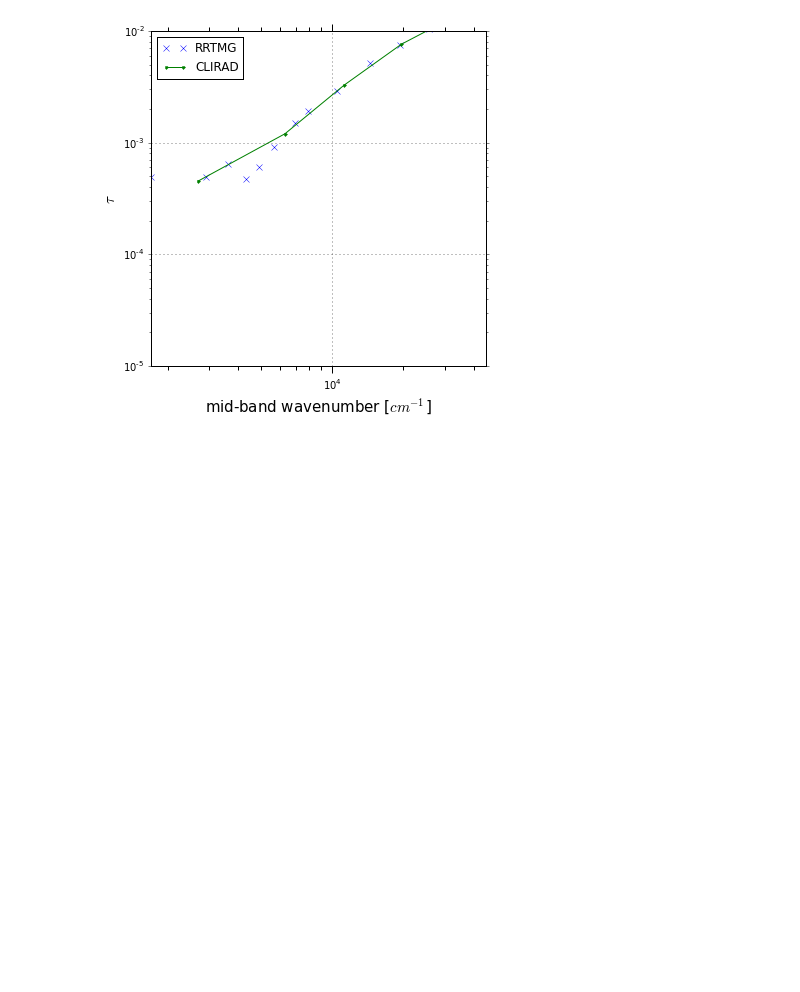
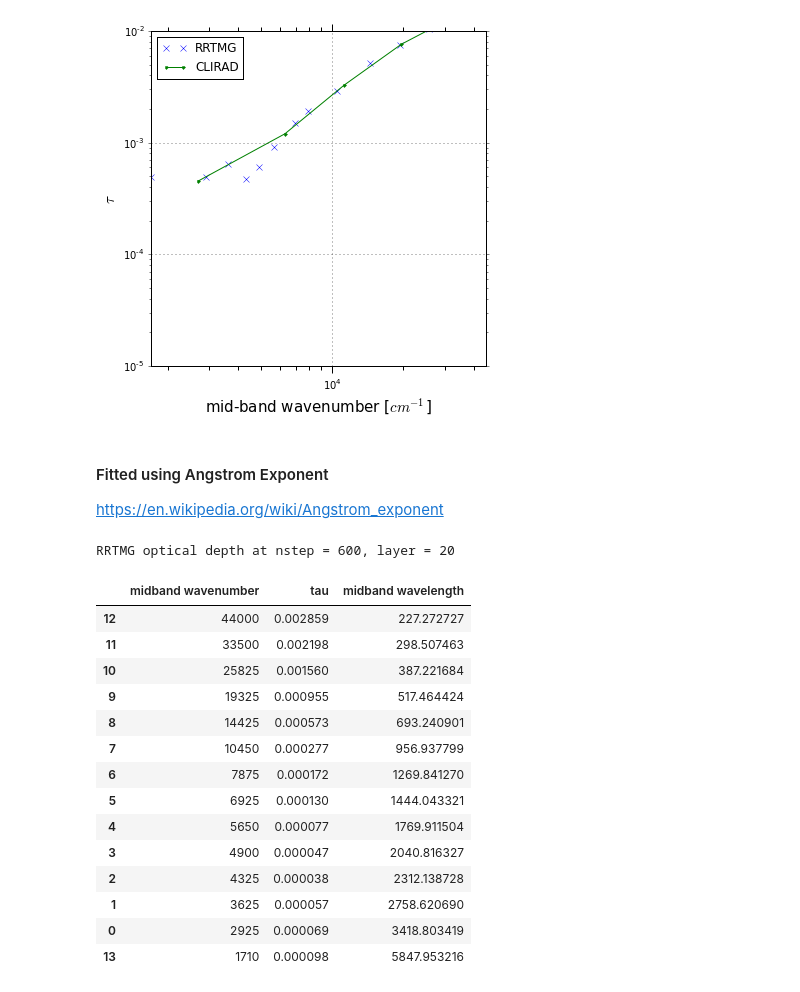
Before and after one commit to qAp/SCAM_radiation_notebooks, a Jupyter notebook: aerosol_optics.ipynb, the cells around one changed output. Saved outputs shown, nothing was run; the diff lists cells and outputs as text; code cells hidden in the pictures; blank space fills up the shorter version.

```diff
--- a/aerosol_optics.ipynb
+++ b/aerosol_optics.ipynb
@@ -216,3 +212,7 @@ weejet.interact(plt_extinction_sample_and_fit_f2py,\
                 nstep = (0, 1225, 1), layer = (0, 30, 1))
 # %% [output]
 [figure]
+# %% [markdown]
+#### Fitted using Angstrom Exponent
+
+https://en.wikipedia.org/wiki/Angstrom_exponent
@@ -218,0 +323,30 @@ weejet.interact(plt_extinction_sample_and_fit_f2py,\
+# %%
+nstep, layer = 600, 20
+
+print('RRTMG optical depth at nstep = {}, layer = {}'.format(nstep, layer))
+
+sample = df.loc[(nstep, slice(None))].loc[:, layer]
+sample = pd.DataFrame(sample)
+sample.columns = ['tau']
+sample.reset_index(inplace = True)
+sample['midband wavelength'] = list(map(climaunits.wavenumber_to_nanometres, sample['midband wavenumber']))
+sample = sample.sort('midband wavelength')
+
+sample
+# %% [output]
+RRTMG optical depth at nstep = 600, layer = 20
+|  | midband wavenumber | tau | midband wavelength |
+| 12 | 44000 | 0.002859 | 227.272727 |
+| 11 | 33500 | 0.002198 | 298.507463 |
+| 10 | 25825 | 0.001560 | 387.221684 |
+| 9 | 19325 | 0.000955 | 517.464424 |
+| 8 | 14425 | 0.000573 | 693.240901 |
+| 7 | 10450 | 0.000277 | 956.937799 |
+| 6 | 7875 | 0.000172 | 1269.841270 |
+| 5 | 6925 | 0.000130 | 1444.043321 |
+| 4 | 5650 | 0.000077 | 1769.911504 |
+| 3 | 4900 | 0.000047 | 2040.816327 |
+| 2 | 4325 | 0.000038 | 2312.138728 |
+| 1 | 3625 | 0.000057 | 2758.620690 |
+| 0 | 2925 | 0.000069 | 3418.803419 |
+| 13 | 1710 | 0.000098 | 5847.953216 |
```
Also changed, not shown: parts of 10 cells of this notebook.
